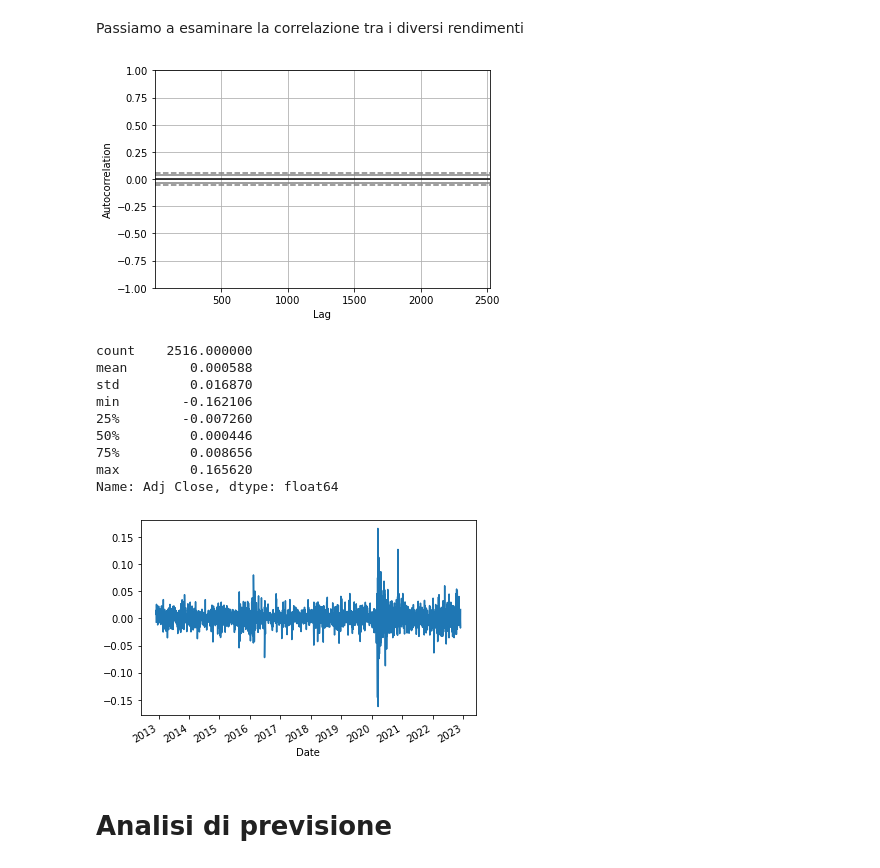
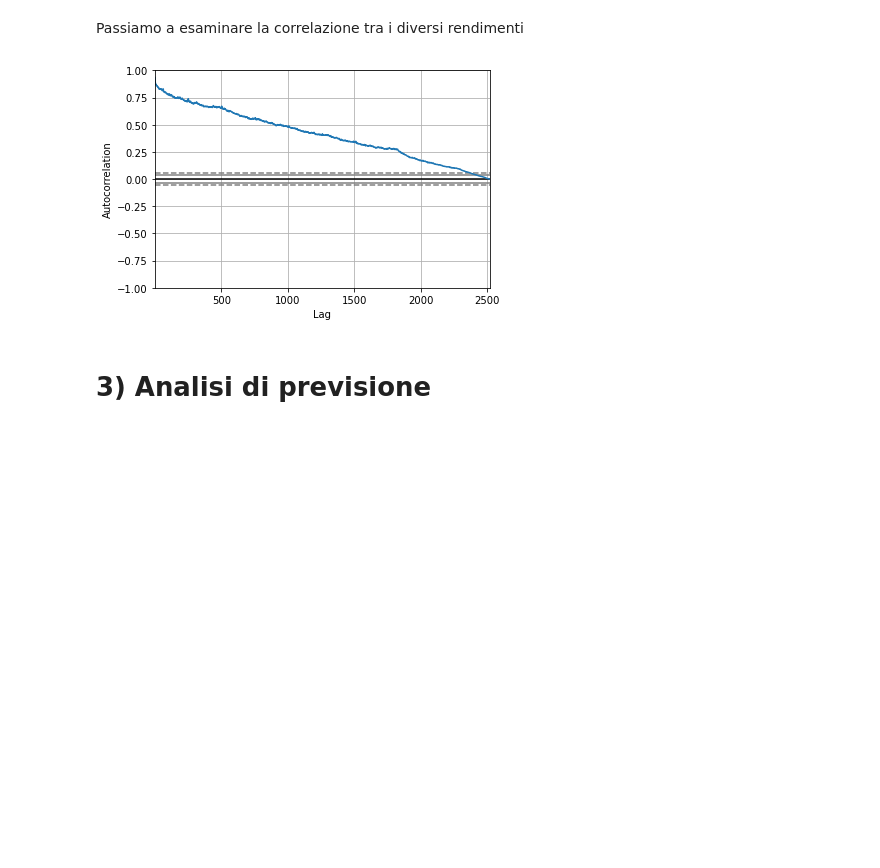
Before and after one commit to michelebanfi/business-intelligence, a Jupyter notebook: BanfiMichele869294.ipynb, the cells around one changed output. Drawn from its saved outputs; the diff is of its cells as text; code cells hidden in the pictures; blank space fills up the shorter version.

Commit message:
CAMP and Analisi previsione fix

```diff
--- a/BanfiMichele869294.ipynb
+++ b/BanfiMichele869294.ipynb
@@ -608,22 +614,10 @@ XOM  0.000183  0.000283
 # %% [markdown]
 Passiamo a esaminare la correlazione tra i diversi rendimenti
 # %%
-pd.plotting.autocorrelation_plot(rlJPM)
-#plt.ylim(-0.001, 0.001)
+pd.plotting.autocorrelation_plot(JPM)
+#plt.ylim(-0.25, 0.25)
 plt.show()
-rlJPM.plot()
-rlJPM.describe()
 # %% [output]
-[figure, old version]
+[figure, new version]
-count    2516.000000
-mean        0.000588
-std         0.016870
-min        -0.162106
-25%        -0.007260
-50%         0.000446
-75%         0.008656
-max         0.165620
-Name: Adj Close, dtype: float64
-[figure, removed]
 # %% [markdown]
-# Analisi di previsione
+# 3) Analisi di previsione
```
Also changed, not shown: parts of 57 cells of this notebook, 1 other file.
